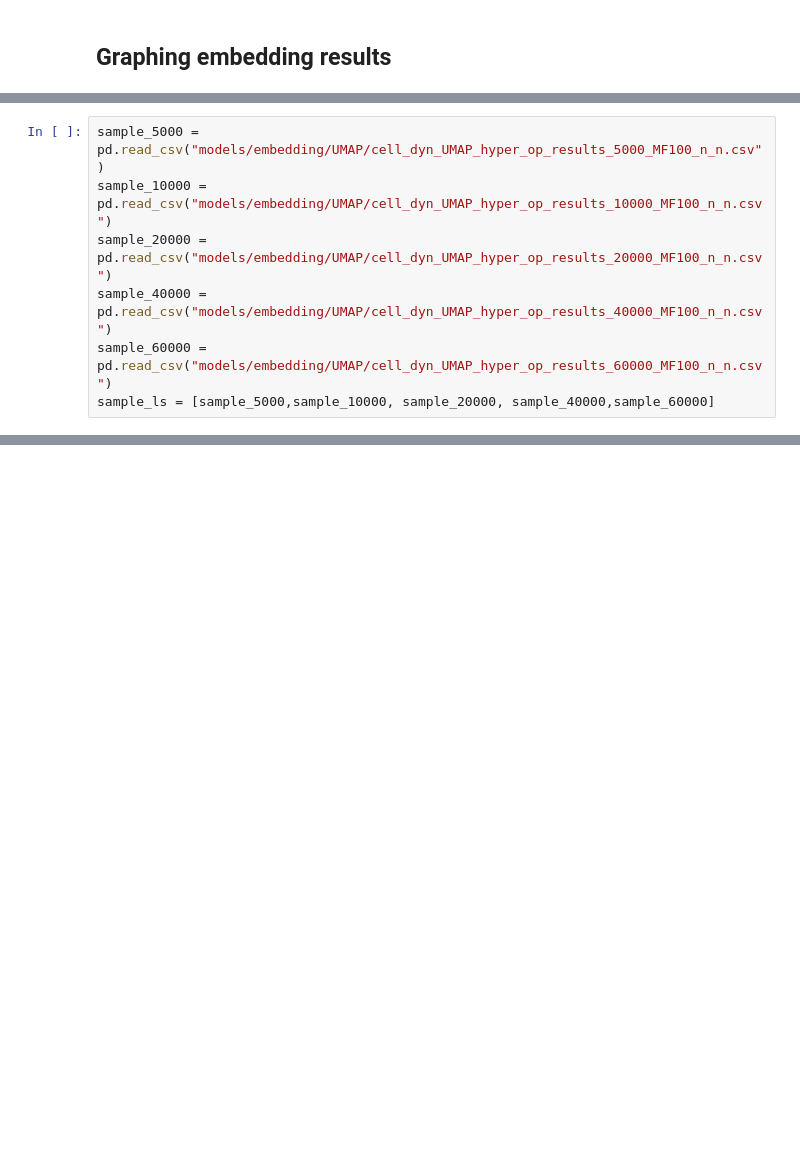
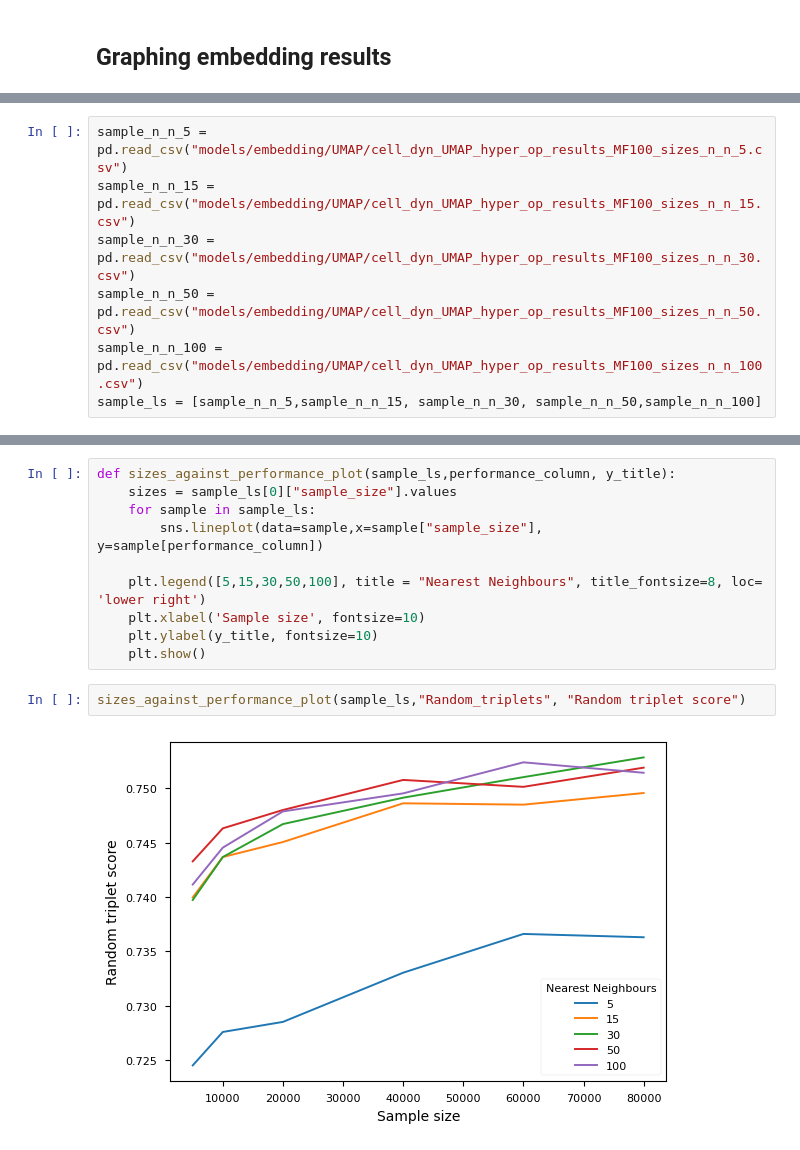
Before and after one commit to HJJoosse/celldyn_embedder, a Jupyter notebook: sandbox/graphing_embedding_results.ipynb, the cells around one changed output, grey strips where cells are left out. Saved outputs shown, nothing was run; the diff lists cells and outputs as text; blank space fills up the shorter version.

Commit message:
Finished tuning samples and graphing them.

```diff
--- a/sandbox/graphing_embedding_results.ipynb
+++ b/sandbox/graphing_embedding_results.ipynb
@@ -7,7 +10,7 @@ import matplotlib.pyplot as plt
 # %%
-sample_5000 = pd.read_csv("models/embedding/UMAP/cell_dyn_UMAP_hyper_op_results_5000_MF100_n_n.csv")
-sample_10000 = pd.read_csv("models/embedding/UMAP/cell_dyn_UMAP_hyper_op_results_10000_MF100_n_n.csv")
-sample_20000 = pd.read_csv("models/embedding/UMAP/cell_dyn_UMAP_hyper_op_results_20000_MF100_n_n.csv")
-sample_40000 = pd.read_csv("models/embedding/UMAP/cell_dyn_UMAP_hyper_op_results_40000_MF100_n_n.csv")
-sample_60000 = pd.read_csv("models/embedding/UMAP/cell_dyn_UMAP_hyper_op_results_60000_MF100_n_n.csv")
-sample_ls = [sample_5000,sample_10000, sample_20000, sample_40000,sample_60000]
+sample_n_n_5 = pd.read_csv("models/embedding/UMAP/cell_dyn_UMAP_hyper_op_results_MF100_sizes_n_n_5.csv")
+sample_n_n_15 = pd.read_csv("models/embedding/UMAP/cell_dyn_UMAP_hyper_op_results_MF100_sizes_n_n_15.csv")
+sample_n_n_30 = pd.read_csv("models/embedding/UMAP/cell_dyn_UMAP_hyper_op_results_MF100_sizes_n_n_30.csv")
+sample_n_n_50 = pd.read_csv("models/embedding/UMAP/cell_dyn_UMAP_hyper_op_results_MF100_sizes_n_n_50.csv")
+sample_n_n_100 = pd.read_csv("models/embedding/UMAP/cell_dyn_UMAP_hyper_op_results_MF100_sizes_n_n_100.csv")
+sample_ls = [sample_n_n_5,sample_n_n_15, sample_n_n_30, sample_n_n_50,sample_n_n_100]
@@ -57,0 +29,14 @@ Text(0, 0.5, 'Distance correlation score')
+# %%
+def sizes_against_performance_plot(sample_ls,performance_column, y_title):
+    sizes = sample_ls[0]["sample_size"].values
+    for sample in sample_ls:
+        sns.lineplot(data=sample,x=sample["sample_size"], y=sample[performance_column])
+
+    plt.legend([5,15,30,50,100], title = "Nearest Neighbours", title_fontsize=8, loc= 'lower right')
+    plt.xlabel('Sample size', fontsize=10)
+    plt.ylabel(y_title, fontsize=10)
+    plt.show()
+# %%
+sizes_against_performance_plot(sample_ls,"Random_triplets", "Random triplet score")
+# %% [output]
+[figure, added]
```
Also changed, not shown: parts of 11 cells of this notebook, 2 other files.
